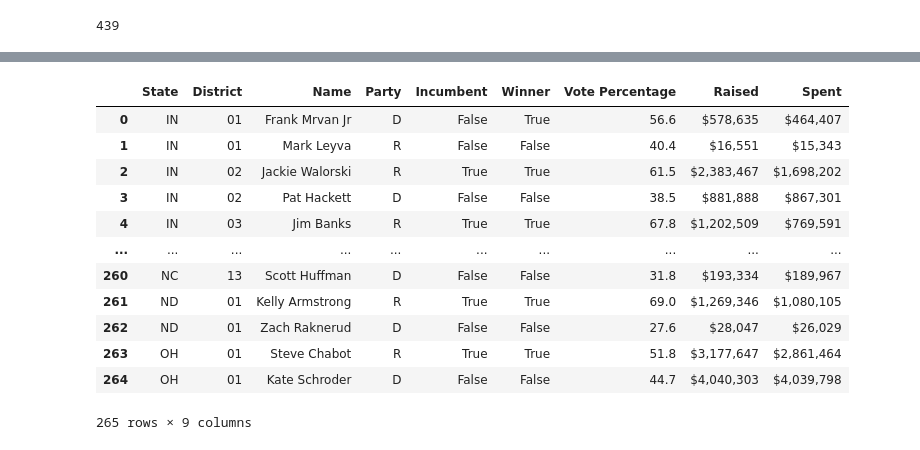
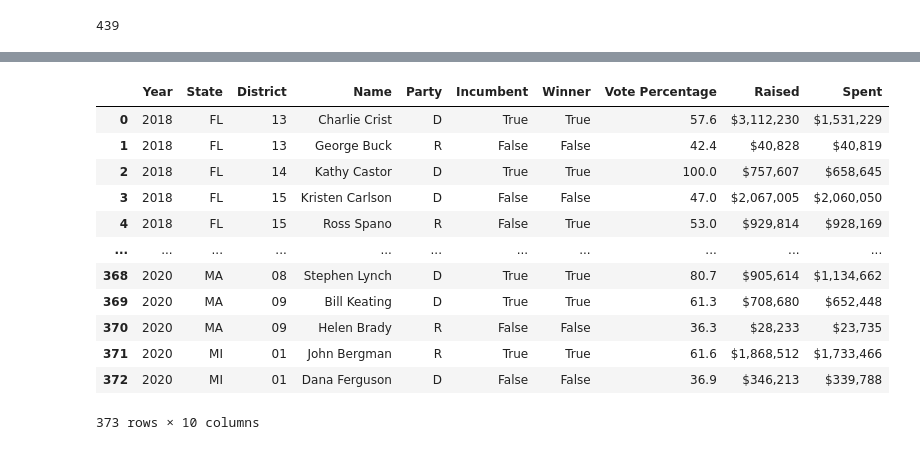
Before and after one commit to nss-data-science-cohort-7/webscraping-open-secrets-boooooleans, a Jupyter notebook: notebooks/part_one.ipynb, the cells around one changed output, grey strips where cells are left out. Drawn from its saved outputs; the diff is of its cells as text; code cells hidden in the pictures.

```diff
--- a/notebooks/part_one.ipynb
+++ b/notebooks/part_one.ipynb
@@ -25,16 +25,17 @@ user_agents = [
     "Mozilla/5.0 (X11; Linux x86_64) AppleWebKit/537.36 (KHTML, like Gecko) Chrome/52.0.2743.116 Safari/537.36",
 ]
 # %%
-async def scrape_candidate_data(state_district):
+async def scrape_candidate_data(state_district, cycle_year):
     headers = {
     'User-Agent': random.choice(user_agents)
     }
-    endpoint = f'https://www.opensecrets.org/races/candidates?cycle=2020&id={state_district}&spec=N'
+    endpoint = f'https://www.opensecrets.org/races/candidates?cycle={cycle_year}&id={state_district}&spec=N'
 
     timeout = aiohttp.ClientTimeout(total=600)
-    connector = aiohttp.TCPConnector(limit=10)
+    connector = aiohttp.TCPConnector(limit=2)
+
     async with aiohttp.ClientSession(connector=connector, timeout=timeout) as session:
-        async with session.get(endpoint, headers=headers) as res:
+        async with session.get(endpoint) as res:
             if res.status == 200:  # HTTP Status Code 200 means OK
                 text = await res.text()
                 soup = BeautifulSoup(text, 'html.parser')
@@ -81,6 +82,7 @@ async def scrape_candidate_data(state_district):
                         spent = spent_label_td.find_next_sibling('td').get_text()
 
                         pandas_data.append({
+                            "Year": cycle_year,
                             "State": state_district[:2],
                             "District": state_district[2:],
                             "Name": name,
@@ -96,9 +98,10 @@ async def scrape_candidate_data(state_district):
             bad_districts.append(state_district)
 
     except Exception as e:
-        print(f"An error occurred while processing {state_district}: {str(e)}")
+        print(f"An error occurred while processing {state_district} for {cycle_year}: {str(e)}")
         bad_districts.append(state_district)
 
+    print(state_district + '-' + cycle_year)
 
     return pandas_data, bad_districts
 # %%
@@ -110,11 +113,11 @@ def get_district_codes():
             district_codes.append(code)
     return district_codes
 # %%
-async def gather_data(district_codes):
+async def gather_data(district_codes, years):
     all_data = []
     bad_districts = []
+    tasks = [scrape_candidate_data(code, year) for year in years for code in district_codes]
 
-    tasks = [scrape_candidate_data(code) for code in district_codes]
 
     results = await asyncio.gather(*tasks, return_exceptions=True)
 
@@ -130,21 +133,16 @@ async def gather_data(district_codes):
 
 district_codes = get_district_codes()
 print(len(district_codes))
-district_codes_1 = district_codes[:150]
-time.sleep(5)
-district_codes_2 = district_codes[151:300]
-time.sleep(5)
-district_codes_3 = district_codes[300:]
-
-# Directly await the function in a notebook cell.
-# df_1, bad_districts_1 = await gather_data(district_codes_1)
-# df_2, bad_districts_2 = await gather_data(district_codes_2)
-# df_3, bad_districts_3 = await gather_data(district_codes_3)
+district_codes_1 = district_codes[:100]
+district_codes_2 = district_codes[100:200]
+district_codes_3 = district_codes[200:300]
+district_codes_4 = district_codes[300:]
 # %% [output]
 439
 # %%
-df_1, bad_districts_1 = await gather_data(district_codes_1)
+print(len(district_codes_1))
+years = ['2018','2020']
+df_1, bad_districts_1 = await gather_data(district_codes_1, years)
 print(bad_districts_1)
-print(len(district_codes_1))
 df_1
 # %% [output]
@@ -177,5 +179,6 @@ An error occurred while processing IL06: 'NoneType' object has no attribute 'gro
 # %%
-df_2, bad_districts_2 = await gather_data(district_codes_2)
+print(len(district_codes_2))
+df_2, bad_districts_2 = await gather_data(district_codes_2, years)
 print(bad_districts_2)
 df_2
 # %% [output]
@@ -195,14 +202,14 @@ An error occurred while processing OH01: 'NoneType' object has no attribute 'gro
-|  | State | District | Name | Party | Incumbent | Winner | Vote Percentage | Raised | Spent |
-| 0 | IN | 01 | Frank Mrvan Jr | D | False | True | 56.6 | $578,635 | $464,407 |
-| 1 | IN | 01 | Mark Leyva | R | False | False | 40.4 | $16,551 | $15,343 |
-| 2 | IN | 02 | Jackie Walorski | R | True | True | 61.5 | $2,383,467 | $1,698,202 |
-| 3 | IN | 02 | Pat Hackett | D | False | False | 38.5 | $881,888 | $867,301 |
-| 4 | IN | 03 | Jim Banks | R | True | True | 67.8 | $1,202,509 | $769,591 |
-| ... | ... | ... | ... | ... | ... | ... | ... | ... | ... |
-| 260 | NC | 13 | Scott Huffman | D | False | False | 31.8 | $193,334 | $189,967 |
-| 261 | ND | 01 | Kelly Armstrong | R | True | True | 69.0 | $1,269,346 | $1,080,105 |
-| 262 | ND | 01 | Zach Raknerud | D | False | False | 27.6 | $28,047 | $26,029 |
-| 263 | OH | 01 | Steve Chabot | R | True | True | 51.8 | $3,177,647 | $2,861,464 |
-| 264 | OH | 01 | Kate Schroder | D | False | False | 44.7 | $4,040,303 | $4,039,798 |
+|  | Year | State | District | Name | Party | Incumbent | Winner | Vote Percentage | Raised | Spent |
+| 0 | 2018 | FL | 13 | Charlie Crist | D | True | True | 57.6 | $3,112,230 | $1,531,229 |
+| 1 | 2018 | FL | 13 | George Buck | R | False | False | 42.4 | $40,828 | $40,819 |
+| 2 | 2018 | FL | 14 | Kathy Castor | D | True | True | 100.0 | $757,607 | $658,645 |
+| 3 | 2018 | FL | 15 | Kristen Carlson | D | False | False | 47.0 | $2,067,005 | $2,060,050 |
+| 4 | 2018 | FL | 15 | Ross Spano | R | False | True | 53.0 | $929,814 | $928,169 |
+| ... | ... | ... | ... | ... | ... | ... | ... | ... | ... | ... |
+| 368 | 2020 | MA | 08 | Stephen Lynch | D | True | True | 80.7 | $905,614 | $1,134,662 |
+| 369 | 2020 | MA | 09 | Bill Keating | D | True | True | 61.3 | $708,680 | $652,448 |
+| 370 | 2020 | MA | 09 | Helen Brady | R | False | False | 36.3 | $28,233 | $23,735 |
+| 371 | 2020 | MI | 01 | John Bergman | R | True | True | 61.6 | $1,868,512 | $1,733,466 |
+| 372 | 2020 | MI | 01 | Dana Ferguson | D | False | False | 36.9 | $346,213 | $339,788 |
-265 rows × 9 columns
+373 rows × 10 columns
 # %%
```
Also changed, not shown: parts of 6 cells of this notebook, 1 other file.
